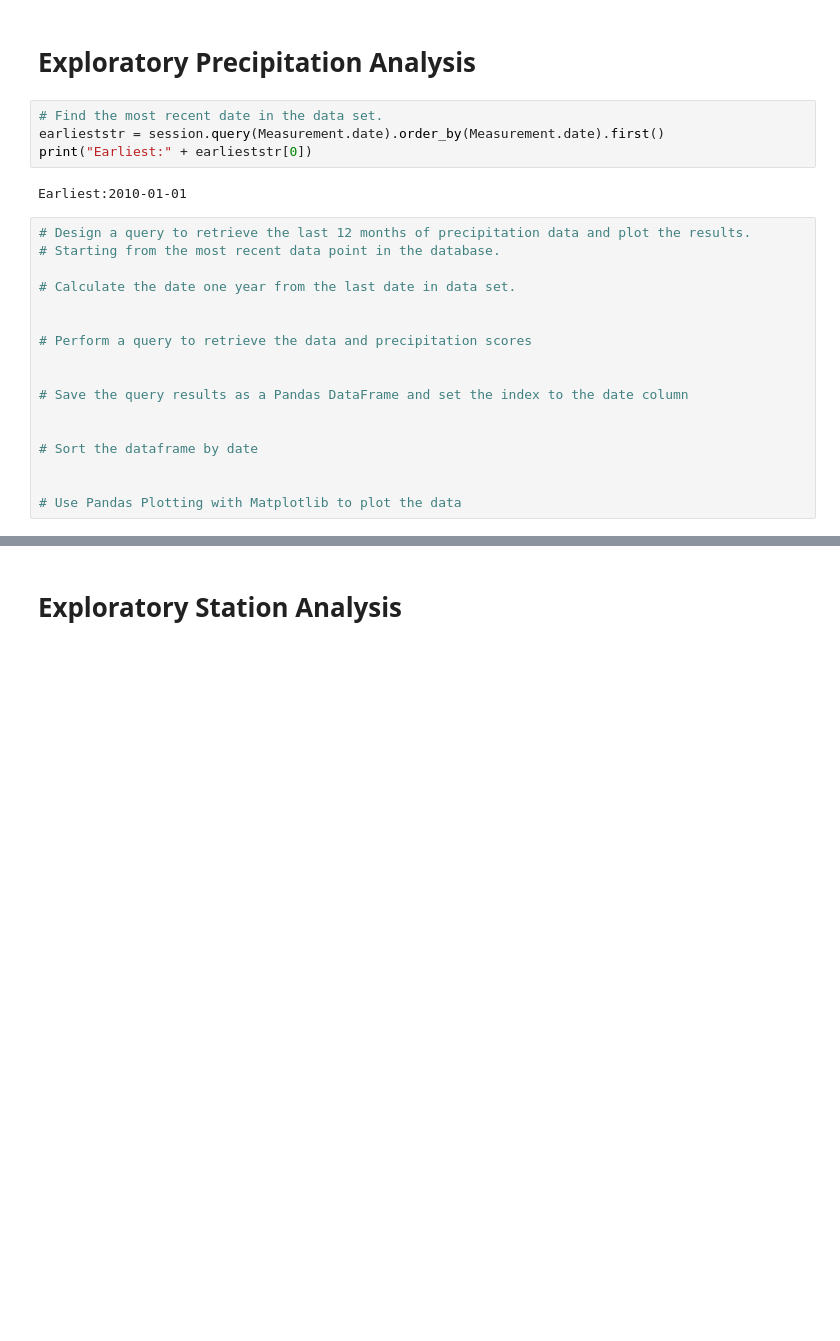
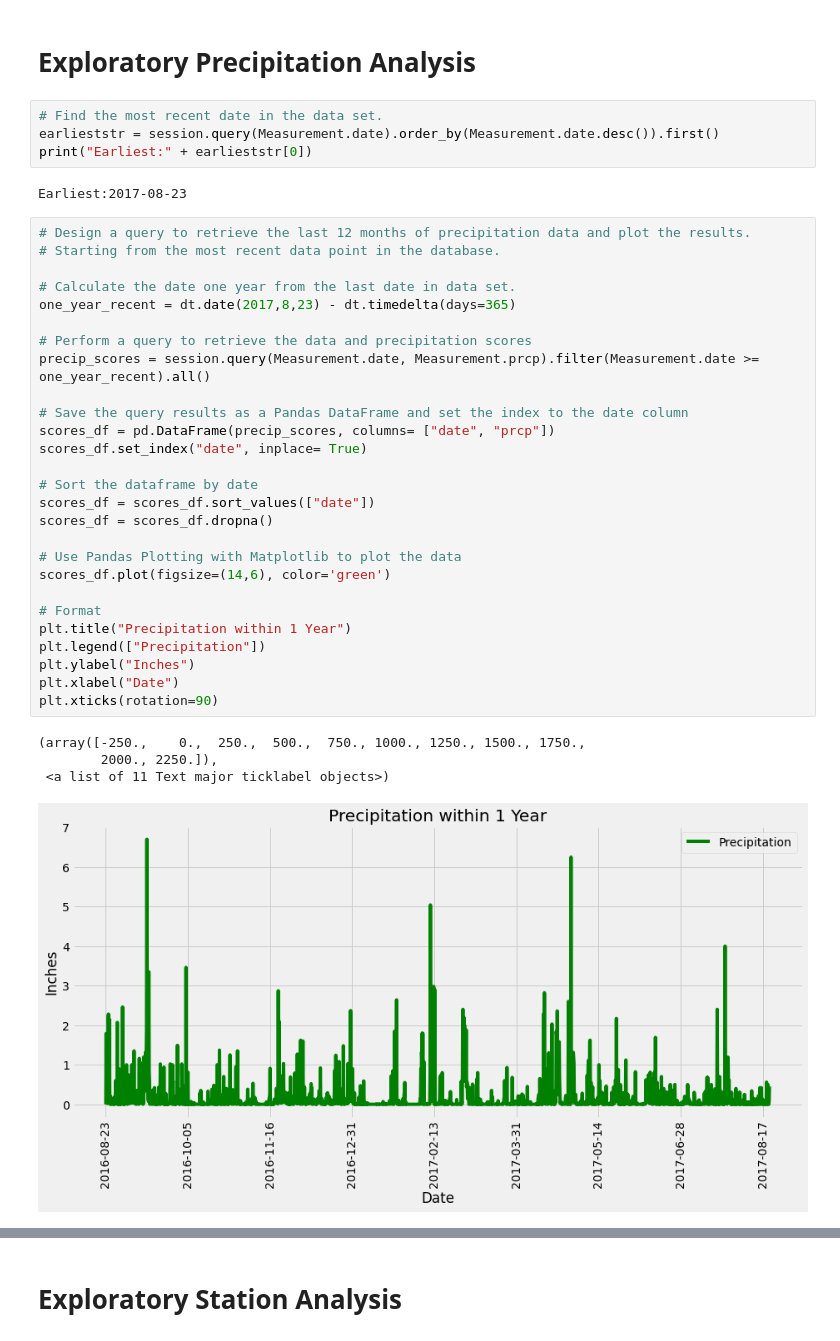
Before and after one commit to Mvillarreal88/Employee-Analysis-sqlalchemy, a Jupyter notebook: climate_starter.ipynb, the cells around one changed output, grey strips where cells are left out. Cells and saved outputs as stored; diff of their text form; blank space fills up the shorter version.

Commit message:
Finished precipitation table

```diff
--- a/climate_starter.ipynb
+++ b/climate_starter.ipynb
@@ -39,26 +39,41 @@ session = Session(engine)
 # Exploratory Precipitation Analysis
 # %%
 # Find the most recent date in the data set.
-earlieststr = session.query(Measurement.date).order_by(Measurement.date).first()
+earlieststr = session.query(Measurement.date).order_by(Measurement.date.desc()).first()
 print("Earliest:" + earlieststr[0])
 # %% [output]
-Earliest:2010-01-01
+Earliest:2017-08-23
 # %%
 # Design a query to retrieve the last 12 months of precipitation data and plot the results.
 # Starting from the most recent data point in the database.
 
 # Calculate the date one year from the last date in data set.
-
+one_year_recent = dt.date(2017,8,23) - dt.timedelta(days=365)
 
 # Perform a query to retrieve the data and precipitation scores
-
+precip_scores = session.query(Measurement.date, Measurement.prcp).filter(Measurement.date >= one_year_recent).all()
 
 # Save the query results as a Pandas DataFrame and set the index to the date column
-
+scores_df = pd.DataFrame(precip_scores, columns= ["date", "prcp"])
+scores_df.set_index("date", inplace= True)
 
 # Sort the dataframe by date
-
+scores_df = scores_df.sort_values(["date"])
+scores_df = scores_df.dropna()
 
 # Use Pandas Plotting with Matplotlib to plot the data
+scores_df.plot(figsize=(14,6), color='green')
+
+# Format
+plt.title("Precipitation within 1 Year")
+plt.legend(["Precipitation"])
+plt.ylabel("Inches")
+plt.xlabel("Date")
+plt.xticks(rotation=90)
+# %% [output]
+(array([-250.,    0.,  250.,  500.,  750., 1000., 1250., 1500., 1750.,
+        2000., 2250.]),
+ <a list of 11 Text major ticklabel objects>)
+[figure, added]
 # %%
 # Use Pandas to calcualte the summary statistics for the precipitation data
```
Also changed, not shown: parts of 1 cell of this notebook.
